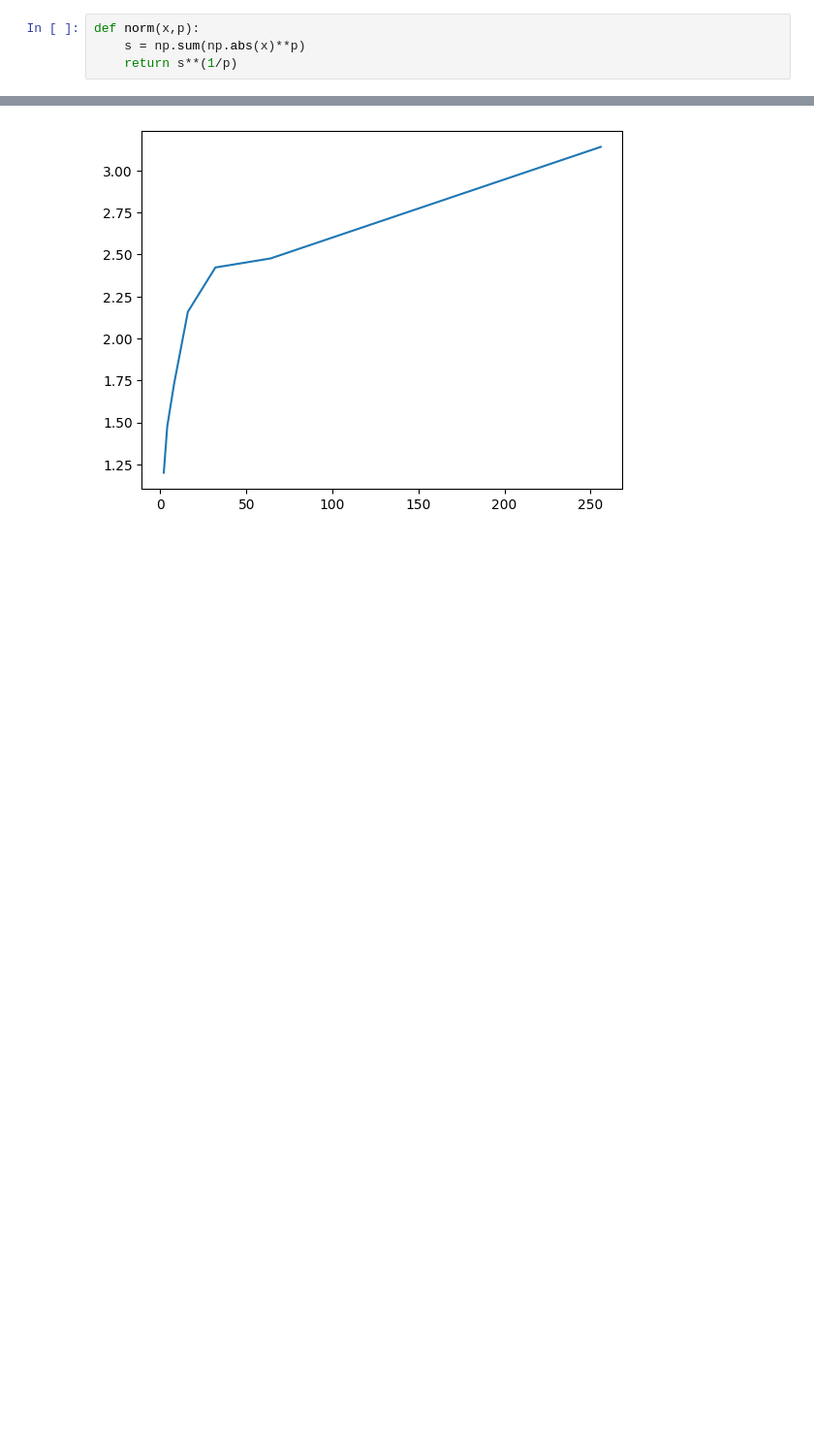
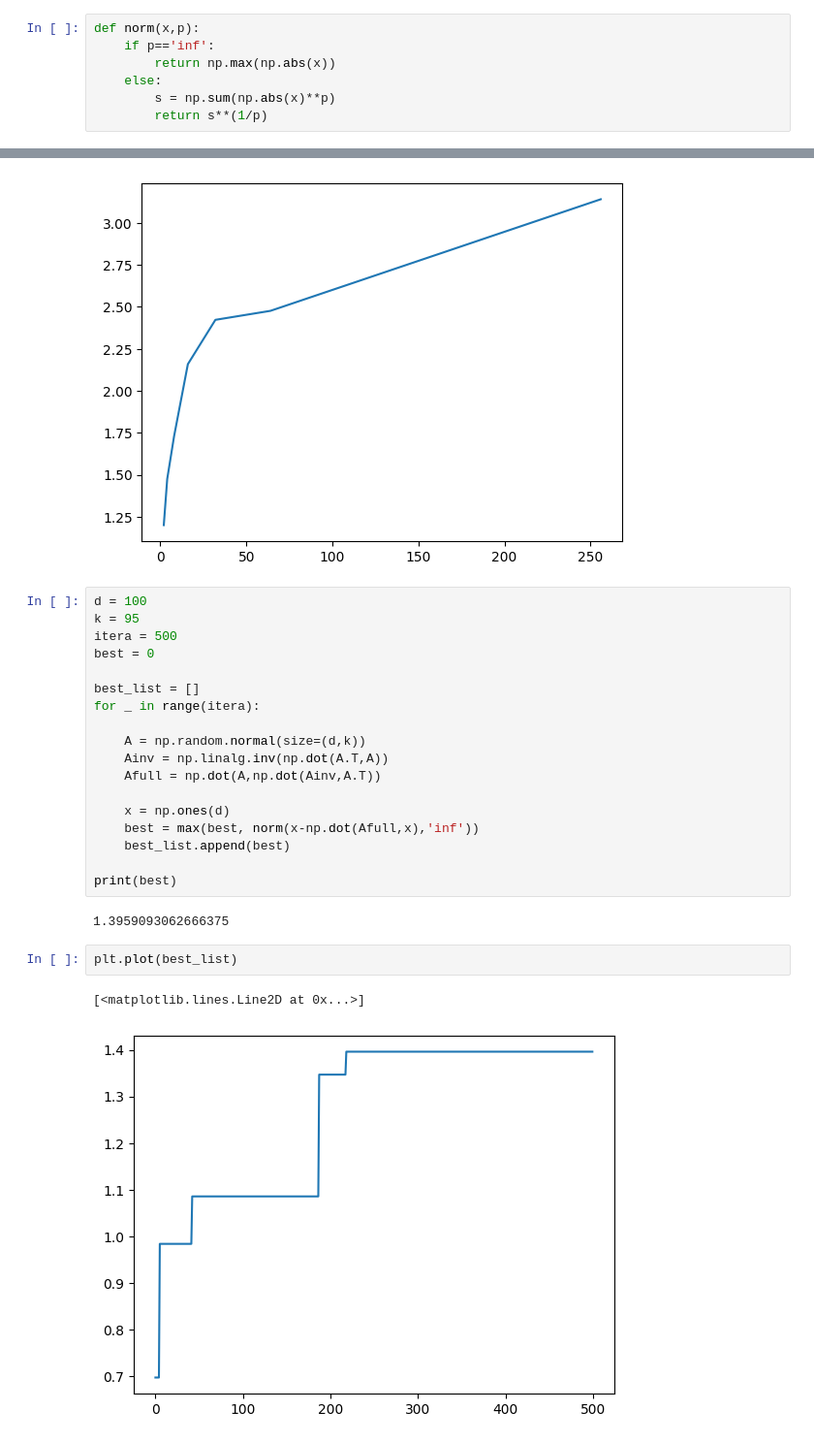
Before and after one commit to DavideZFC/FunctionalAnalysis, a Jupyter notebook: script.ipynb, the cells around one changed output, grey strips where cells are left out. Shown: that part at 97% size. Drawn from its saved outputs; the diff is of its cells as text; blank space fills up the shorter version.

```diff
--- a/script.ipynb
+++ b/script.ipynb
@@ -3,8 +3,11 @@ import numpy as np
 import matplotlib.pyplot as plt
 # %%
 def norm(x,p):
-    s = np.sum(np.abs(x)**p)
-    return s**(1/p)
+    if p=='inf':
+        return np.max(np.abs(x))
+    else:
+        s = np.sum(np.abs(x)**p)
+        return s**(1/p)
 # %%
 nd = 5
 dvec = 2**np.linspace(2,nd,nd-1,dtype=np.int64)
@@ -54,3 +57,28 @@ plt.plot(dvec,vals)
 # %% [output]
 [<matplotlib.lines.Line2D at 0x...>]
 [figure]
+# %%
+d = 100
+k = 95
+itera = 500
+best = 0
+
+best_list = []
+for _ in range(itera):
+
+    A = np.random.normal(size=(d,k))
+    Ainv = np.linalg.inv(np.dot(A.T,A))
+    Afull = np.dot(A,np.dot(Ainv,A.T))
+
+    x = np.ones(d)
+    best = max(best, norm(x-np.dot(Afull,x),'inf'))
+    best_list.append(best)
+
+print(best)
+# %% [output]
+1.3959093062666375
+# %%
+plt.plot(best_list)
+# %% [output]
+[<matplotlib.lines.Line2D at 0x...>]
+[figure, added]
```
Also changed, not shown: parts of 1 cell of this notebook.
